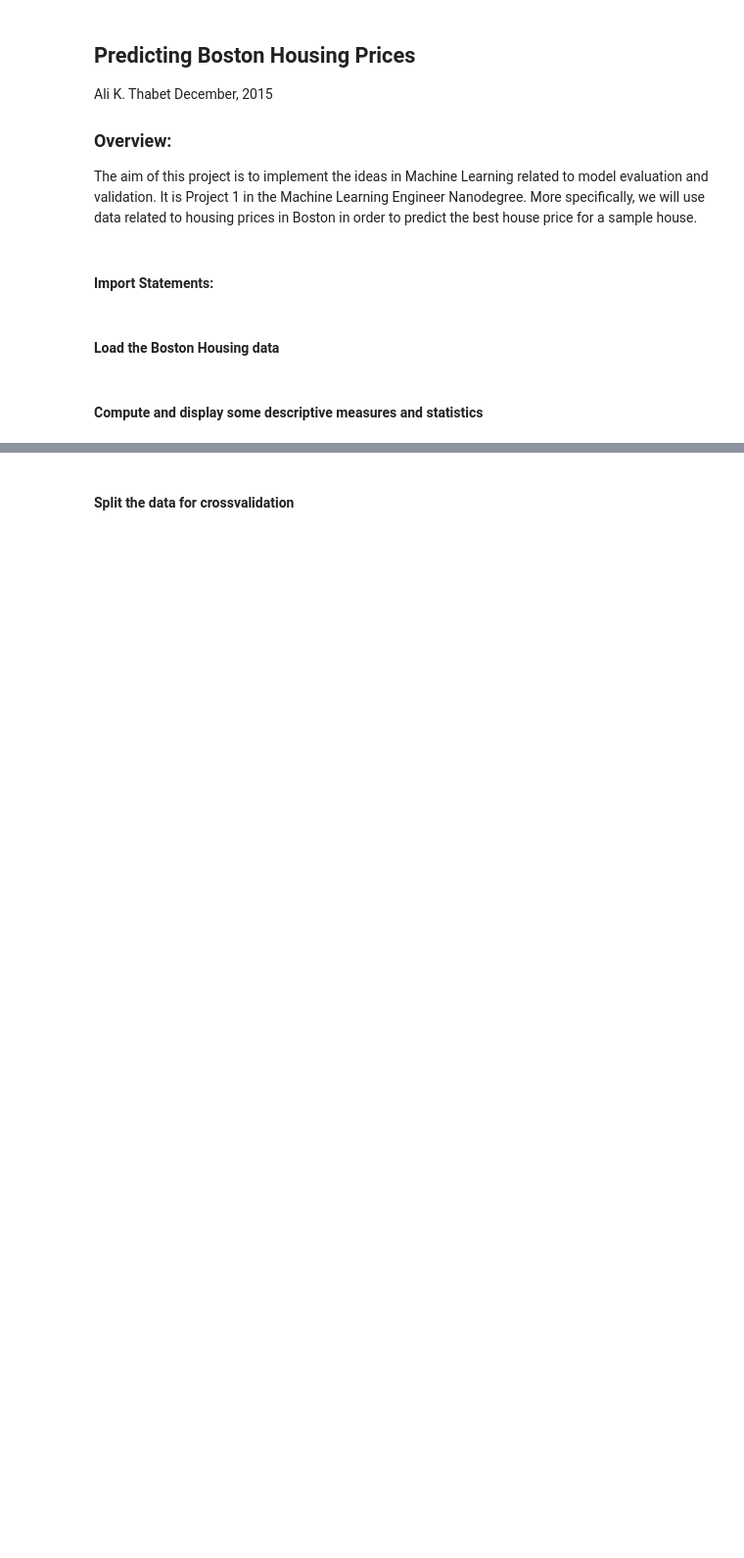
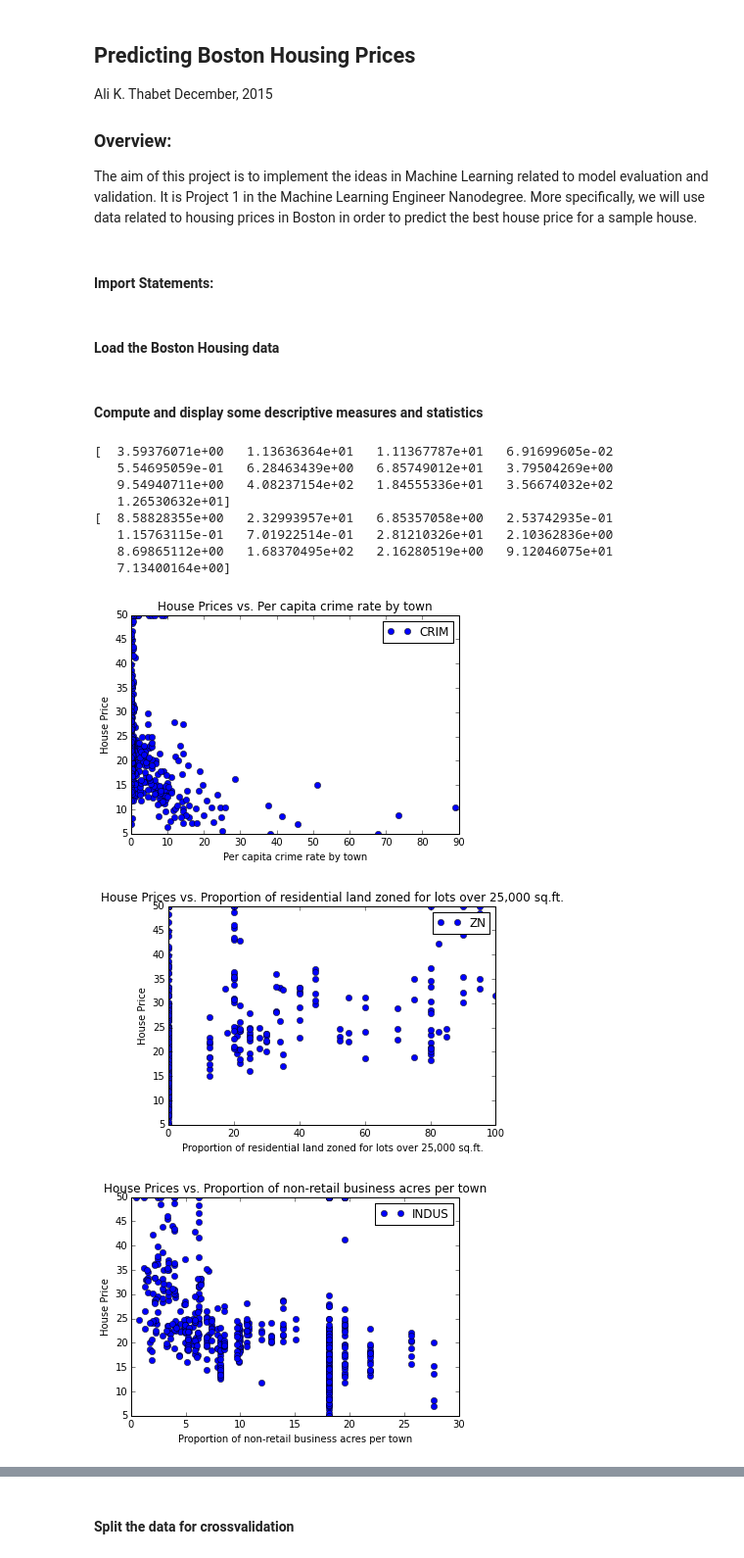
Before and after one commit to alitabet/Predicting-Boston-Housing-Prices, a Jupyter notebook: Predicting Boston Housing Prices.ipynb, the cells around one changed output, grey strips where cells are left out. Shown: that part at 98% size. Drawn from its saved outputs; the diff is of its cells as text; code cells hidden in the pictures; blank space fills up the shorter version.

```diff
--- a/Predicting Boston Housing Prices.ipynb
+++ b/Predicting Boston Housing Prices.ipynb
@@ -62,0 +88,51 @@ def explore_city_data(city_data):
+# %%
+# Testing
+
+city_data = load_data()
+
+housing_prices = city_data.target
+housing_features = city_data.data
+feature_names = city_data.feature_names
+feature_desc = ["Per capita crime rate by town",
+                "Proportion of residential land zoned for lots over 25,000 sq.ft.",
+                "Proportion of non-retail business acres per town",
+                "Charles River dummy variable (= 1 if tract bounds river; 0 otherwise)",
+                "Nitric oxides concentration (parts per 10 million)",
+                "Average number of rooms per dwelling",
+                "Proportion of owner-occupied units built prior to 1940",
+                "Weighted distances to five Boston employment centres",
+                "Index of accessibility to radial highways",
+                "Full-value property-tax rate per $10,000",
+                "Pupil-teacher ratio by town",
+                "1000(Bk - 0.63)^2 where Bk is the proportion of blacks by town",
+                "% lower status of the population"]
+
+print np.mean(housing_features, axis=0)
+print np.std(housing_features, axis=0)
+#print city_data.DESCR
+#print city_data.feature_names
+#print feature_desc
+#print len(housing_features)
+room_features = housing_features[:,5]
+
+for i in range(len(feature_names)):
+    pl.figure()
+    pl.title("House Prices vs. " + feature_desc[i])
+    pl.plot(housing_features[:,i], housing_prices, 'bo', label=feature_names[i])
+    pl.legend()
+    pl.xlabel(feature_desc[i])
+    pl.ylabel('House Price')
+    #pl.ylim(0,60)
+    pl.show()
+# %% [output]
+[  3.59376071e+00   1.13636364e+01   1.11367787e+01   6.91699605e-02
+   5.54695059e-01   6.28463439e+00   6.85749012e+01   3.79504269e+00
+   9.54940711e+00   4.08237154e+02   1.84555336e+01   3.56674032e+02
+   1.26530632e+01]
+[  8.58828355e+00   2.32993957e+01   6.85357058e+00   2.53742935e-01
+   1.15763115e-01   7.01922514e-01   2.81210326e+01   2.10362836e+00
+   8.69865112e+00   1.68370495e+02   2.16280519e+00   9.12046075e+01
+   7.13400164e+00]
+[figure, added]
+[figure, added]
+[figure, added]
```
Also changed, not shown: parts of 9 cells of this notebook.
